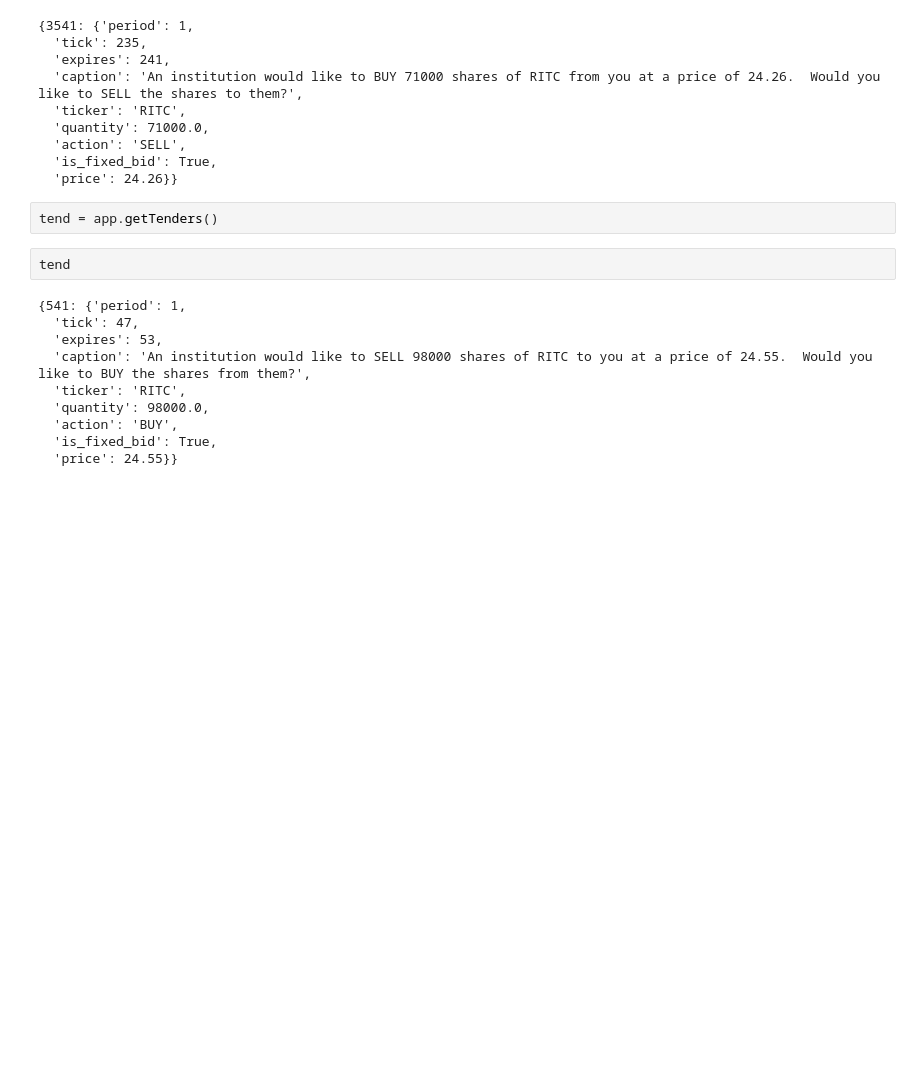
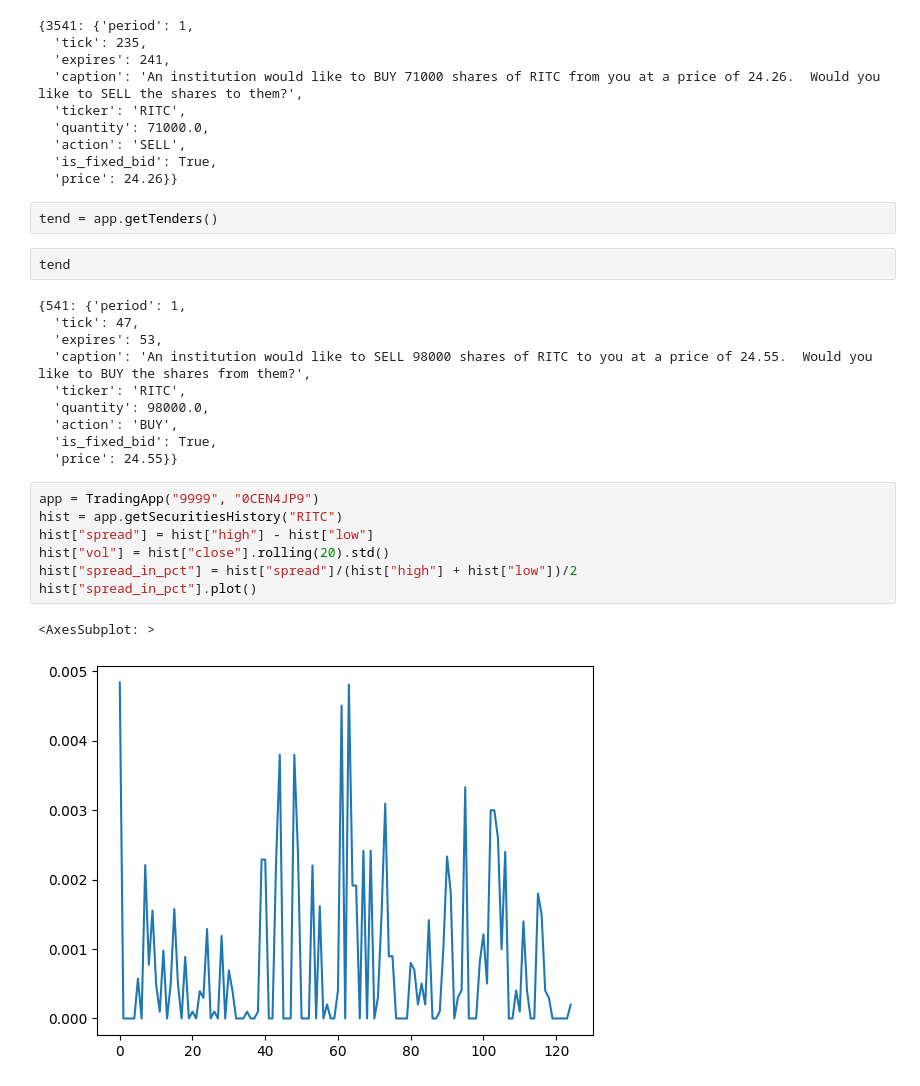
Before and after one commit to felixpoirier1/RIT, a Jupyter notebook: Algorithmic/analysis.ipynb, the cells around one changed output. Drawn from its saved outputs; the diff is of its cells as text; blank space fills up the shorter version.

```diff
--- a/Algorithmic/analysis.ipynb
+++ b/Algorithmic/analysis.ipynb
@@ -153,3 +167,13 @@ tend
   'action': 'BUY',
   'is_fixed_bid': True,
   'price': 24.55}}
+# %%
+app = TradingApp("9999", "0CEN4JP9")
+hist = app.getSecuritiesHistory("RITC")
+hist["spread"] = hist["high"] - hist["low"]
+hist["vol"] = hist["close"].rolling(20).std()
+hist["spread_in_pct"] = hist["spread"]/(hist["high"] + hist["low"])/2
+hist["spread_in_pct"].plot()
+# %% [output]
+<AxesSubplot: >
+[figure, added]
```
Also changed, not shown: parts of 4 cells of this notebook, 5 other files.
